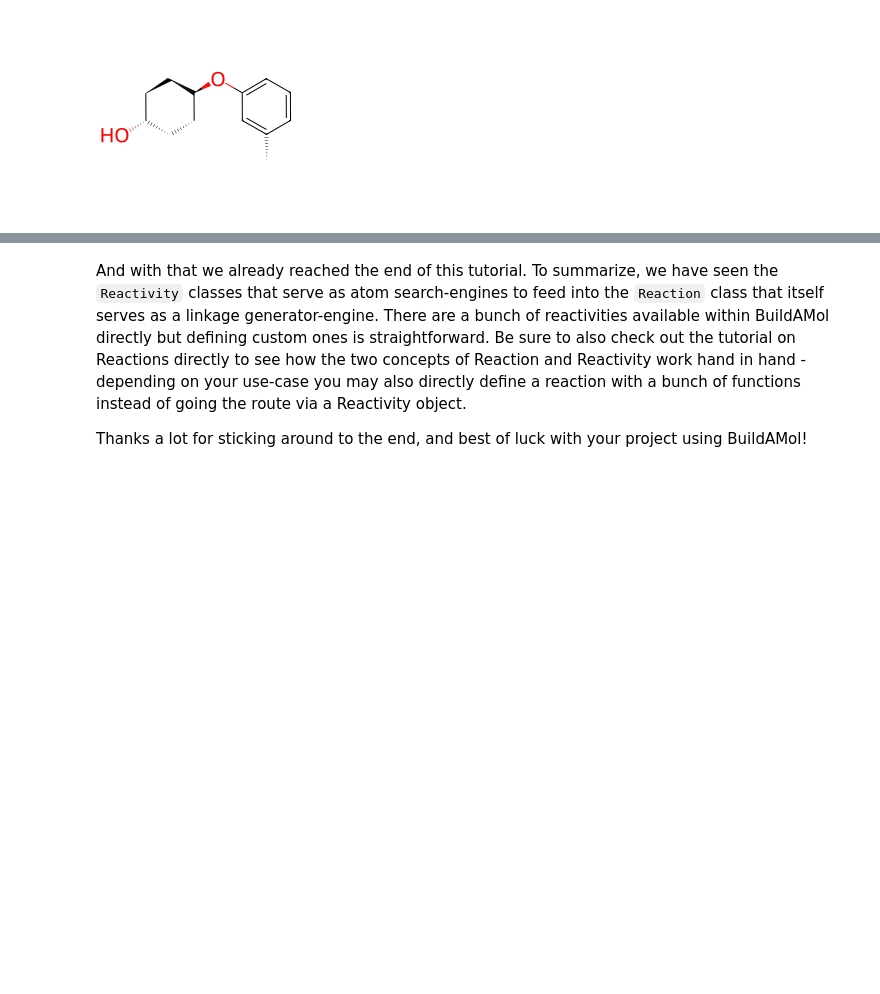
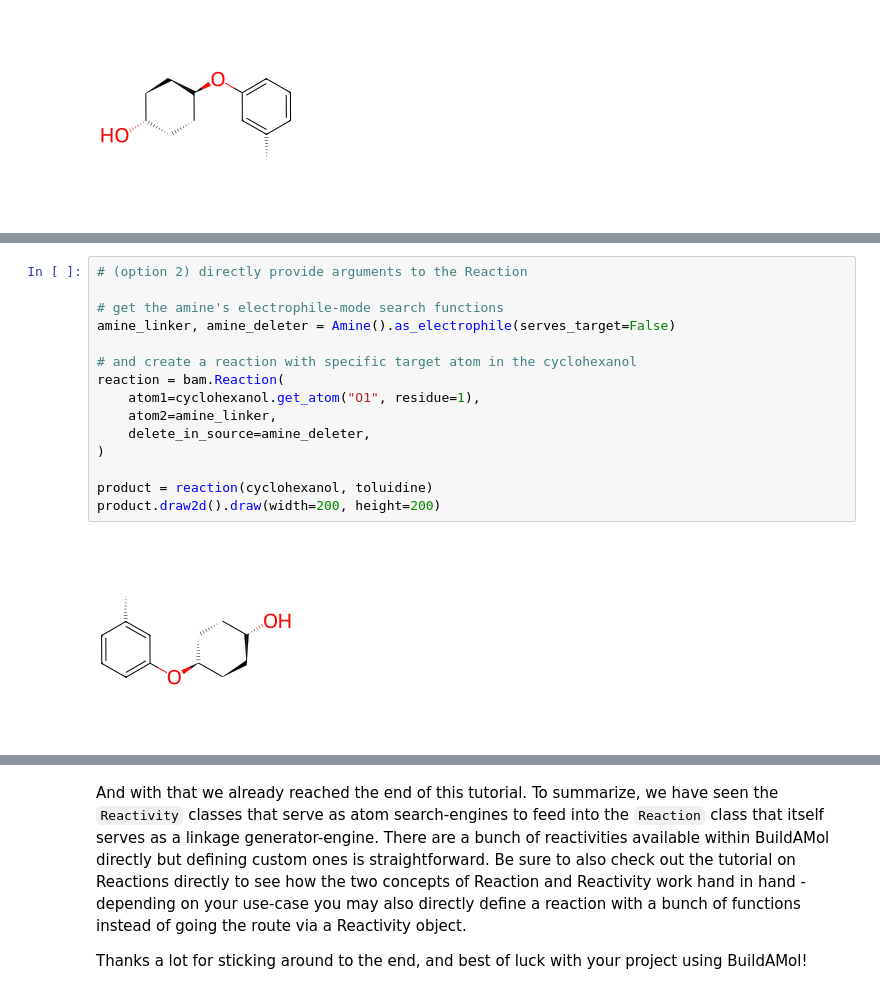
Before and after one commit to NoahHenrikKleinschmidt/buildamol, a Jupyter notebook: docs/examples/reactivity.ipynb, the cells around one changed output, grey strips where cells are left out. Saved outputs shown, nothing was run; the diff lists cells and outputs as text; blank space fills up the shorter version.

```diff
--- a/docs/examples/reactivity.ipynb
+++ b/docs/examples/reactivity.ipynb
@@ -204,0 +234,17 @@ product.draw2d().draw(width=200, height=200)
+# %%
+# (option 2) directly provide arguments to the Reaction
+
+# get the amine's electrophile-mode search functions
+amine_linker, amine_deleter = Amine().as_electrophile(serves_target=False)
+
+# and create a reaction with specific target atom in the cyclohexanol
+reaction = bam.Reaction(
+    atom1=cyclohexanol.get_atom("O1", residue=1),
+    atom2=amine_linker,
+    delete_in_source=amine_deleter,
+)
+
+product = reaction(cyclohexanol, toluidine)
+product.draw2d().draw(width=200, height=200)
+# %% [output]
+[figure, added]
```
Also changed, not shown: parts of 5 cells of this notebook.
